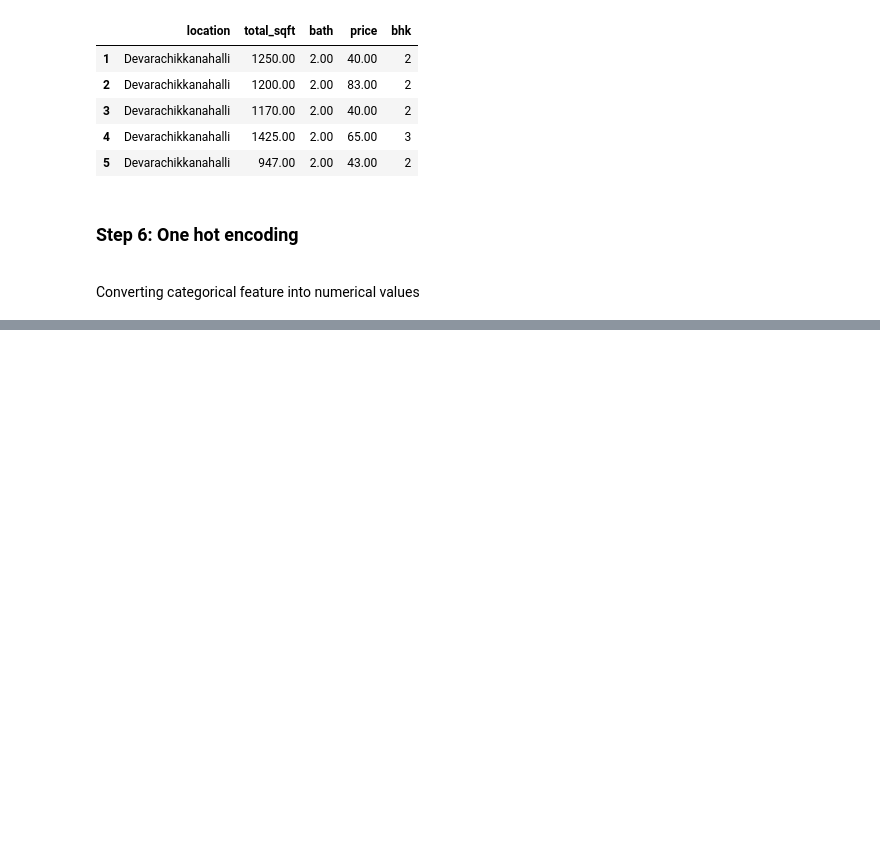
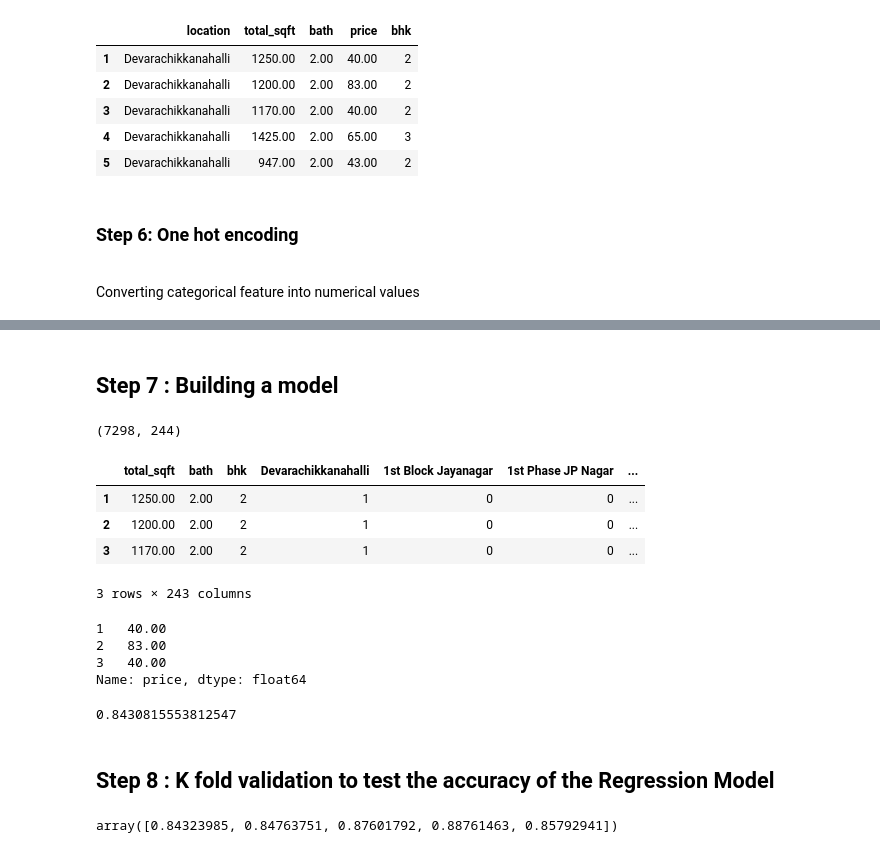
Before and after one commit to NaikMegha/Bengalore-Home-Price-Prediction-using-ML, a Jupyter notebook: home_price_prediction.ipynb, the cells around one changed output, grey strips where cells are left out. Saved outputs shown, nothing was run; the diff lists cells and outputs as text; code cells hidden in the pictures; blank space fills up the shorter version.

```diff
--- a/home_price_prediction.ipynb
+++ b/home_price_prediction.ipynb
@@ -402,0 +441,3 @@ Converting  categorical feature into numerical values
+# %%
+df11 = df10.drop('location',axis='columns')
+df11.head(2)
@@ -402,0 +449,23 @@ Converting  categorical feature into numerical values
+# %% [markdown]
+## Step 7 : Building a model
+# %%
+df11.shape
+# %% [output]
+(7298, 244)
+# %%
+X = df11.drop(['price'],axis='columns')
+X.head(3)
+# %% [output]
+|  | total_sqft | bath | bhk | Devarachikkanahalli | 1st Block Jayanagar | 1st Phase JP Nagar | ... |
+| 1 | 1250.00 | 2.00 | 2 | 1 | 0 | 0 | ... |
+| 2 | 1200.00 | 2.00 | 2 | 1 | 0 | 0 | ... |
+| 3 | 1170.00 | 2.00 | 2 | 1 | 0 | 0 | ... |
+3 rows × 243 columns
+# %%
+y = df11.price
+y.head(3)
+# %% [output]
+1   40.00
+2   83.00
+3   40.00
+Name: price, dtype: float64
@@ -402,0 +475,18 @@ Converting  categorical feature into numerical values
+# %%
+from sklearn.linear_model import LinearRegression
+lr_clf = LinearRegression()
+lr_clf.fit(X_train,y_train)
+lr_clf.score(X_test,y_test)
+# %% [output]
+0.8430815553812547
+# %% [markdown]
+## Step 8 : K fold validation to test the accuracy of the Regression Model
+# %%
+from sklearn.model_selection import ShuffleSplit
+from sklearn.model_selection import cross_val_score
+
+cv = ShuffleSplit(n_splits=5, test_size=0.2, random_state=0)
+
+cross_val_score(LinearRegression(), X, y, cv=cv)
+# %% [output]
+array([0.84323985, 0.84763751, 0.87601792, 0.88761463, 0.85792941])
```
Also changed, not shown: parts of 28 cells of this notebook.
